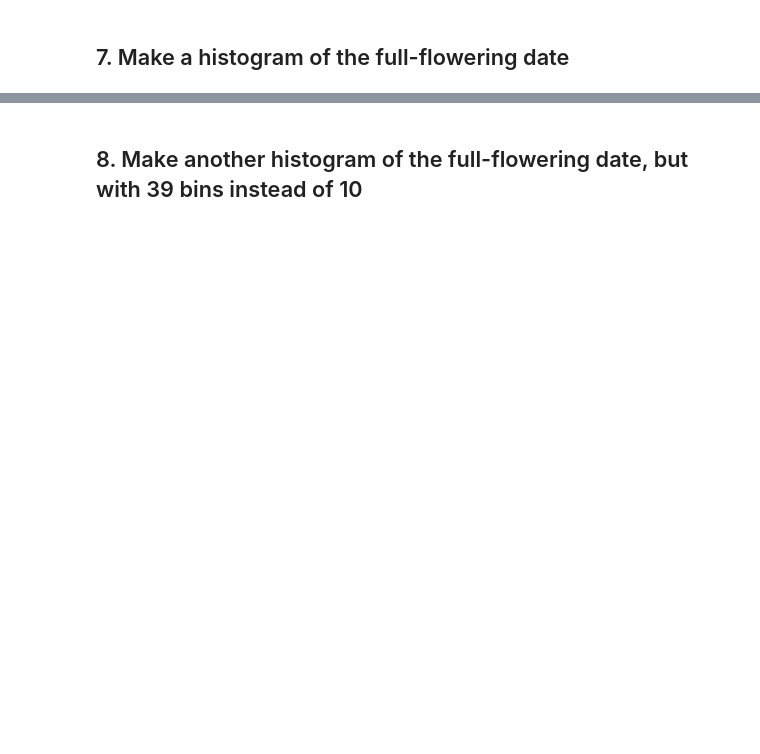
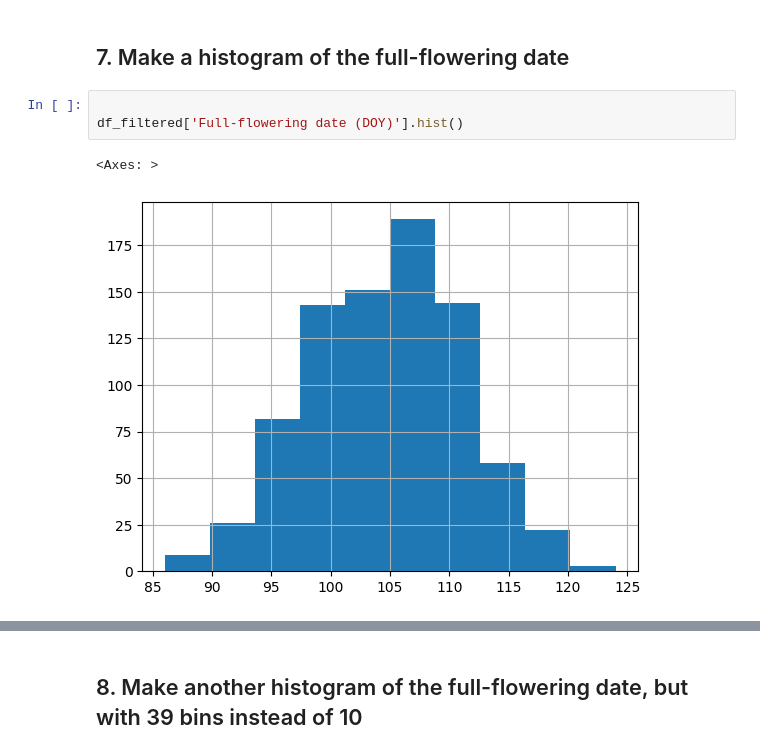
Before and after one commit to bulbasaur-22/Homework---08, a Jupyter notebook: Cherry Blossoms.ipynb, the cells around one changed output, grey strips where cells are left out. Drawn from its saved outputs; the diff is of its cells as text; blank space fills up the shorter version.

```diff
--- a/Cherry Blossoms.ipynb
+++ b/Cherry Blossoms.ipynb
@@ -35,2 +156,8 @@ Remember, NaN is not a string, you need a special approach to filtering missing
 # %% [markdown]
 ## 7. Make a histogram of the full-flowering date
+# %%
+
+df_filtered['Full-flowering date (DOY)'].hist()
+# %% [output]
+<Axes: >
+[figure, added]
```
Also changed, not shown: parts of 36 cells of this notebook.
